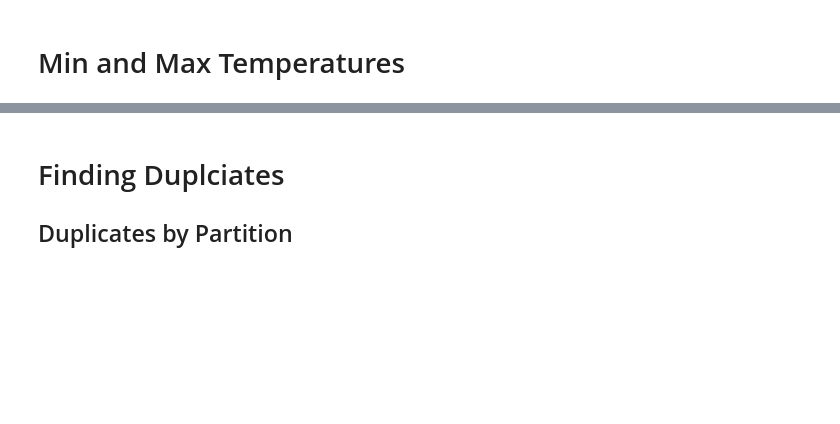
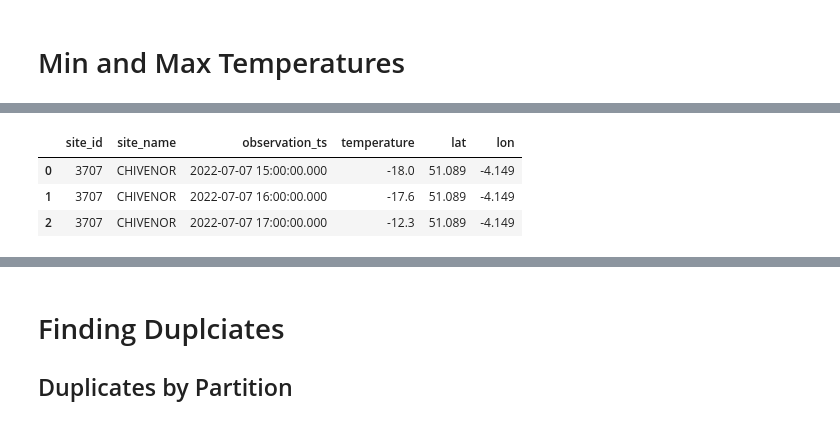
Before and after one commit to DanteLore/weather-etl, a Jupyter notebook: notebooks/data_quality.ipynb, the cells around one changed output, grey strips where cells are left out. Drawn from its saved outputs; the diff is of its cells as text; code cells hidden in the pictures; blank space fills up the shorter version.

```diff
--- a/notebooks/data_quality.ipynb
+++ b/notebooks/data_quality.ipynb
@@ -55,15 +75,20 @@ plt.show()
 # %%
 sql = f"""
 select site_id, site_name, observation_ts, temperature, lat, lon
-from weather
-where year = 2022 and month = 7
+from incoming.weather
+where year = '2022' and month = '7'
 order by temperature asc
 limit 3
 """
 
 results_url = execute_athena_query(sql, "lake", "dantelore.queryresults")
 cold_places = pd.read_csv(results_url)
 cold_places
+# %% [output]
+|  | site_id | site_name | observation_ts | temperature | lat | lon |
+| 0 | 3707 | CHIVENOR | 2022-07-07 15:00:00.000 | -18.0 | 51.089 | -4.149 |
+| 1 | 3707 | CHIVENOR | 2022-07-07 16:00:00.000 | -17.6 | 51.089 | -4.149 |
+| 2 | 3707 | CHIVENOR | 2022-07-07 17:00:00.000 | -12.3 | 51.089 | -4.149 |
 # %%
 sql = f"""
 select observation_ts, temperature
```
Also changed, not shown: parts of 10 cells of this notebook, 1 other file.
